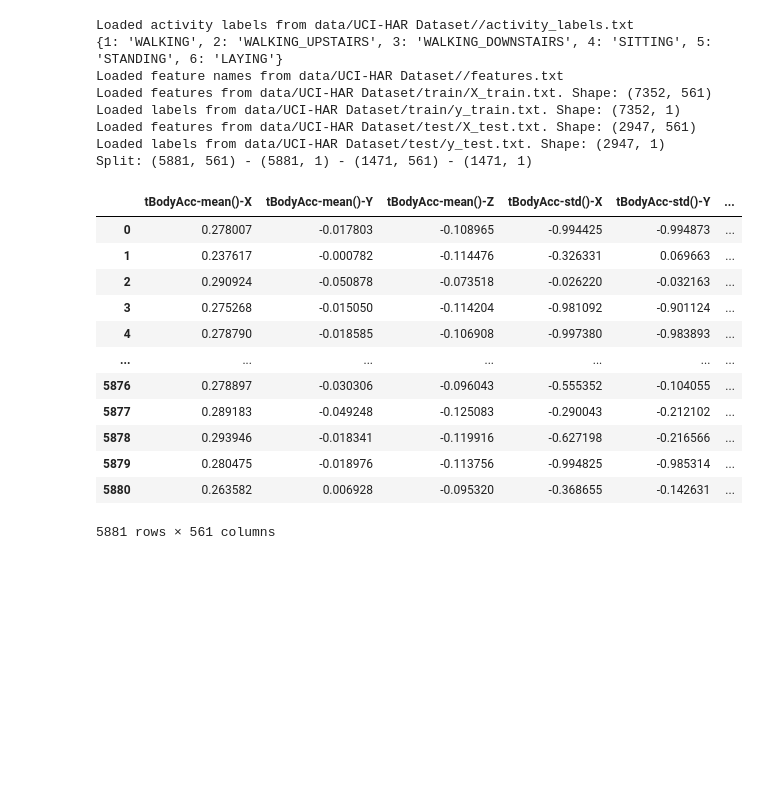
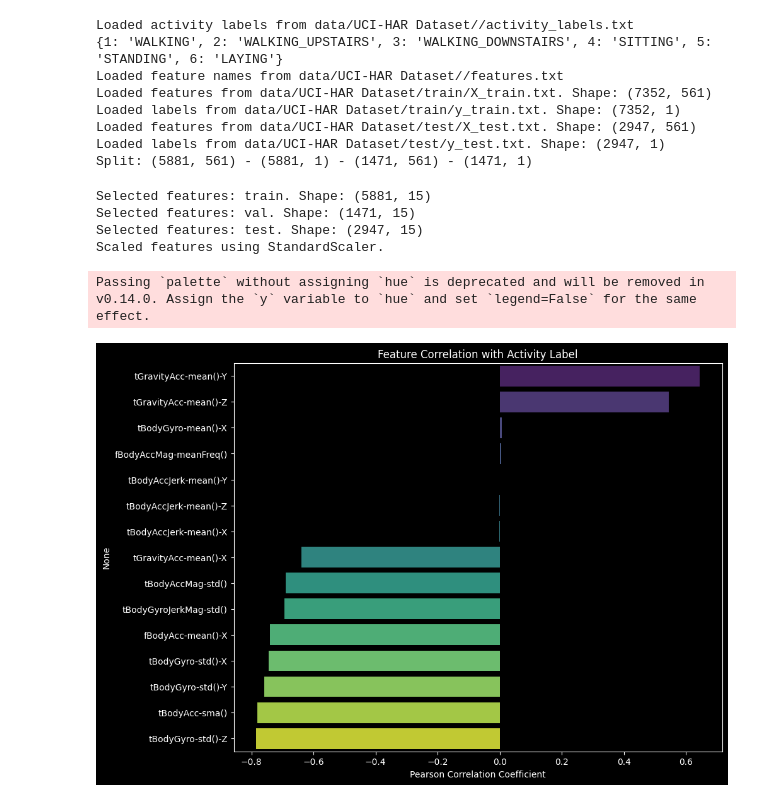
Before and after one commit to EduardDumitrescul/unsupervised-activity-clustering, a Jupyter notebook: sample.ipynb, the cells around one changed output. Drawn from its saved outputs; the diff is of its cells as text; code cells hidden in the pictures; blank space fills up the shorter version.

Commit message:
implemented manually selected feature set

```diff
--- a/sample.ipynb
+++ b/sample.ipynb
@@ -14,18 +18,12 @@ Loaded features from data/UCI-HAR Dataset/test/X_test.txt. Shape: (2947, 561)
 Loaded labels from data/UCI-HAR Dataset/test/y_test.txt. Shape: (2947, 1)
 Split: (5881, 561) - (5881, 1) - (1471, 561) - (1471, 1)
 # %%
-dataset.get_feature_dataframe()
+manual_features = ManuallySelectedFeatureSet(dataset)
+manual_features.check_feature_label_correlation()
 # %% [output]
-|  | tBodyAcc-mean()-X | tBodyAcc-mean()-Y | tBodyAcc-mean()-Z | tBodyAcc-std()-X | tBodyAcc-std()-Y | ... |
-| 0 | 0.278007 | -0.017803 | -0.108965 | -0.994425 | -0.994873 | ... |
-| 1 | 0.237617 | -0.000782 | -0.114476 | -0.326331 | 0.069663 | ... |
-| 2 | 0.290924 | -0.050878 | -0.073518 | -0.026220 | -0.032163 | ... |
-| 3 | 0.275268 | -0.015050 | -0.114204 | -0.981092 | -0.901124 | ... |
-| 4 | 0.278790 | -0.018585 | -0.106908 | -0.997380 | -0.983893 | ... |
-| ... | ... | ... | ... | ... | ... | ... |
-| 5876 | 0.278897 | -0.030306 | -0.096043 | -0.555352 | -0.104055 | ... |
-| 5877 | 0.289183 | -0.049248 | -0.125083 | -0.290043 | -0.212102 | ... |
-| 5878 | 0.293946 | -0.018341 | -0.119916 | -0.627198 | -0.216566 | ... |
-| 5879 | 0.280475 | -0.018976 | -0.113756 | -0.994825 | -0.985314 | ... |
-| 5880 | 0.263582 | 0.006928 | -0.095320 | -0.368655 | -0.142631 | ... |
-5881 rows × 561 columns
+Selected features: train. Shape: (5881, 15)
+Selected features: val. Shape: (1471, 15)
+Selected features: test. Shape: (2947, 15)
+Scaled features using StandardScaler.
+Passing `palette` without assigning `hue` is deprecated and will be removed in v0.14.0. Assign the `y` variable to `hue` and set `legend=False` for the same effect.
+[figure, added]
```
Also changed, not shown: parts of 3 cells of this notebook, 1 other file.
